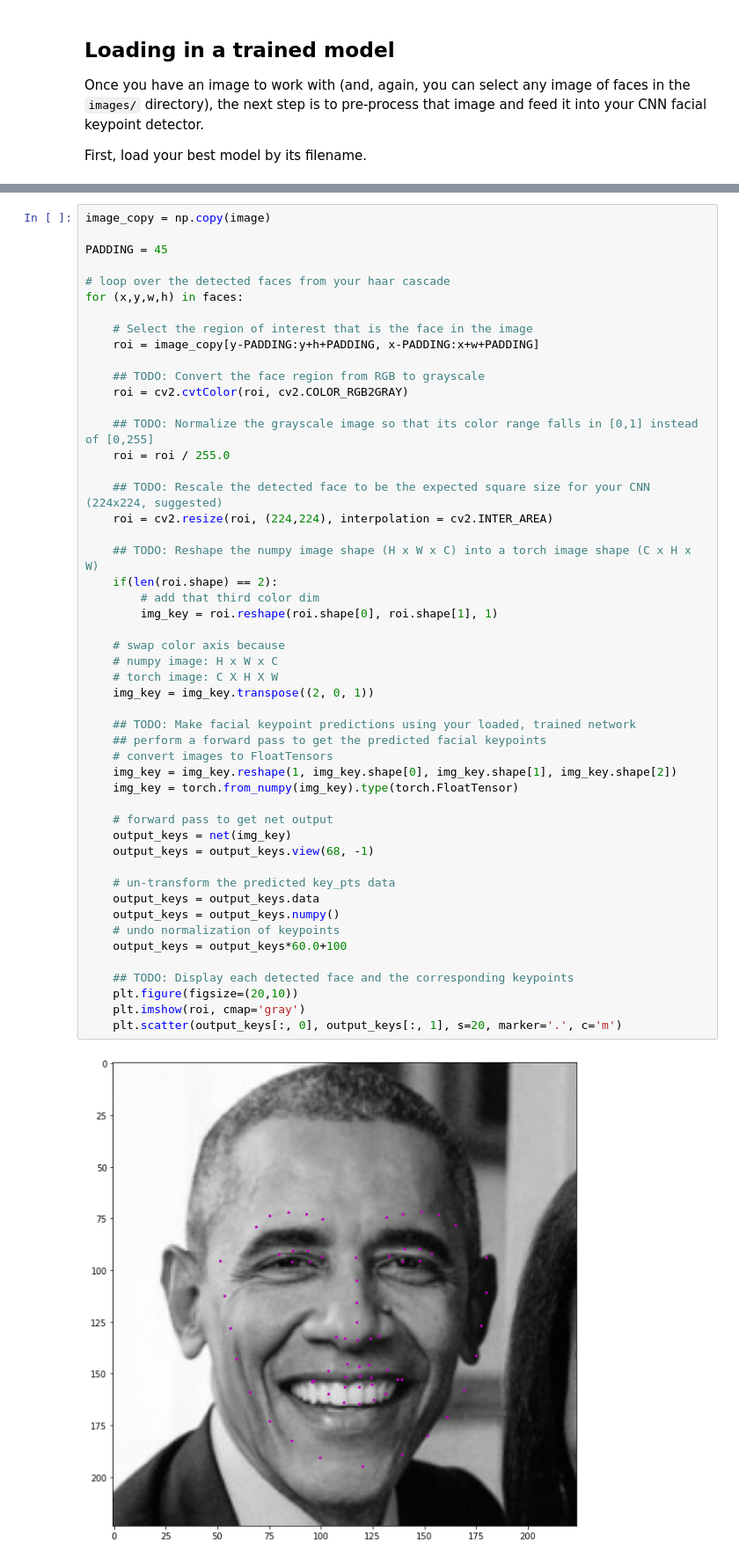
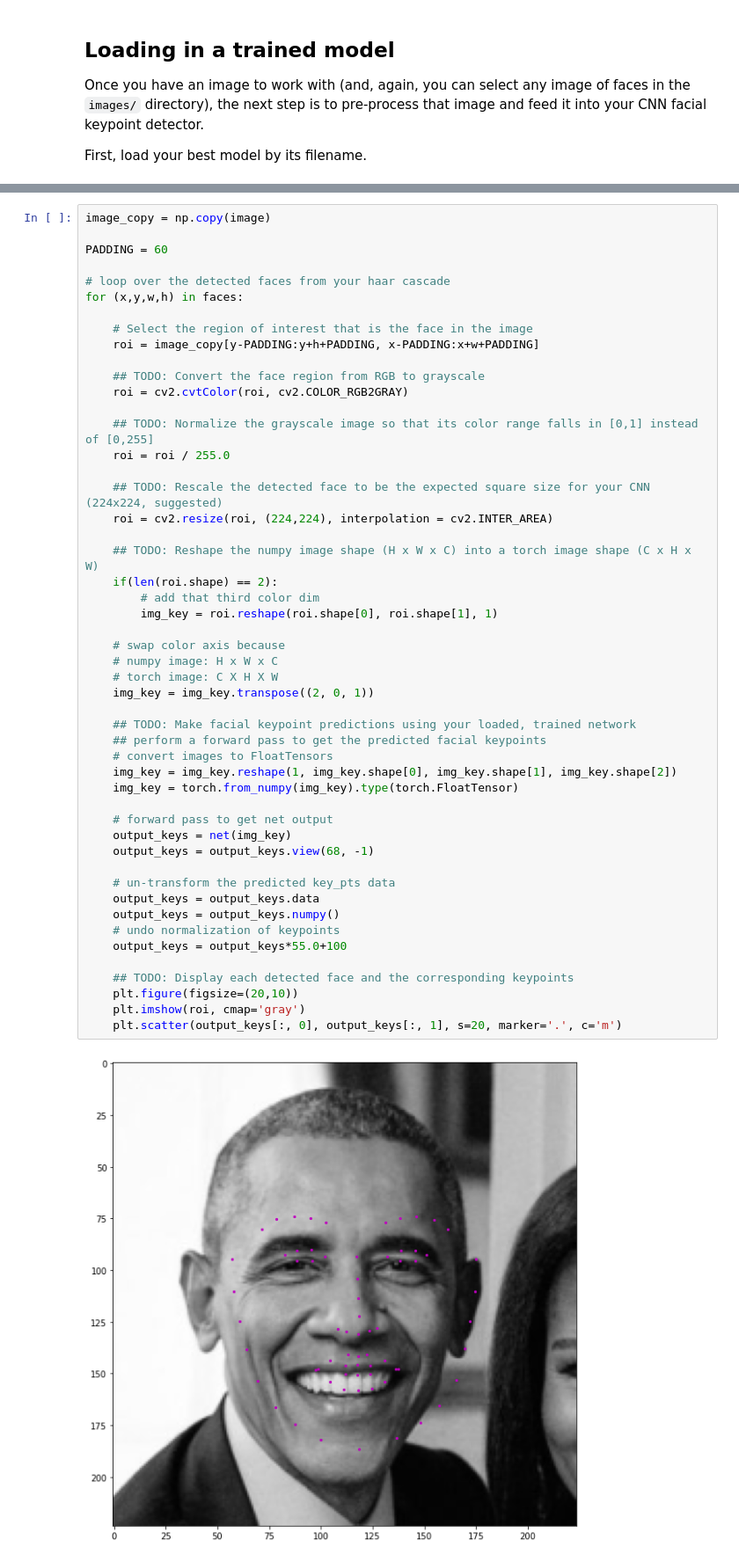
Before and after one commit to gustavojoseleite/P1_Facial_Keypoints, a Jupyter notebook: 3. Facial Keypoint Detection, Complete Pipeline.ipynb, the cells around one changed output, grey strips where cells are left out. Shown at 88% size. Cells and saved outputs as stored; diff of their text form.

```diff
--- a/3. Facial Keypoint Detection, Complete Pipeline.ipynb
+++ b/3. Facial Keypoint Detection, Complete Pipeline.ipynb
@@ -121,7 +122,7 @@ After each face has been appropriately converted into an input Tensor for your n
 # %%
 image_copy = np.copy(image)
 
-PADDING = 45
+PADDING = 60
 
 # loop over the detected faces from your haar cascade
 for (x,y,w,h) in faces:
@@ -141,32 +142,32 @@ for (x,y,w,h) in faces:
     ## TODO: Reshape the numpy image shape (H x W x C) into a torch image shape (C x H x W)
     if(len(roi.shape) == 2):
         # add that third color dim
         img_key = roi.reshape(roi.shape[0], roi.shape[1], 1)
 
     # swap color axis because
     # numpy image: H x W x C
     # torch image: C X H X W
     img_key = img_key.transpose((2, 0, 1))
 
     ## TODO: Make facial keypoint predictions using your loaded, trained network
     ## perform a forward pass to get the predicted facial keypoints
     # convert images to FloatTensors
     img_key = img_key.reshape(1, img_key.shape[0], img_key.shape[1], img_key.shape[2])
     img_key = torch.from_numpy(img_key).type(torch.FloatTensor)
 
     # forward pass to get net output
     output_keys = net(img_key)
     output_keys = output_keys.view(68, -1)
 
     # un-transform the predicted key_pts data
     output_keys = output_keys.data
     output_keys = output_keys.numpy()
     # undo normalization of keypoints
-    output_keys = output_keys*60.0+100
+    output_keys = output_keys*55.0+100
 
     ## TODO: Display each detected face and the corresponding keypoints
     plt.figure(figsize=(20,10))
     plt.imshow(roi, cmap='gray')
     plt.scatter(output_keys[:, 0], output_keys[:, 1], s=20, marker='.', c='m')
 # %% [output]
-[figure, old version]
+[figure, new version]
```
Also changed, not shown: parts of 2 cells of this notebook.
